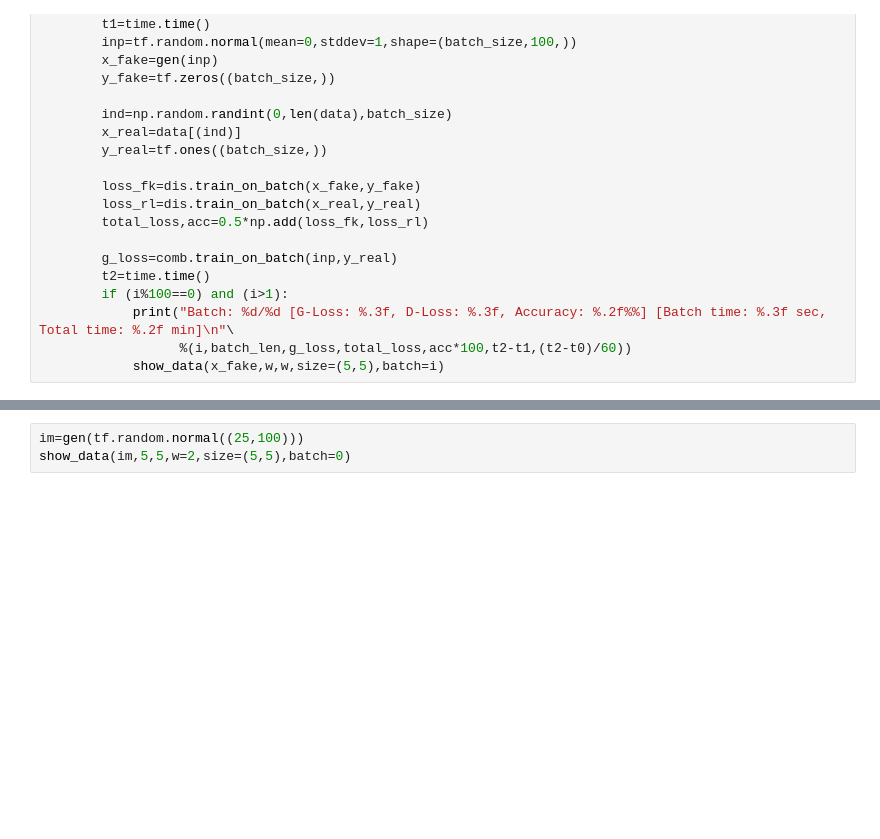
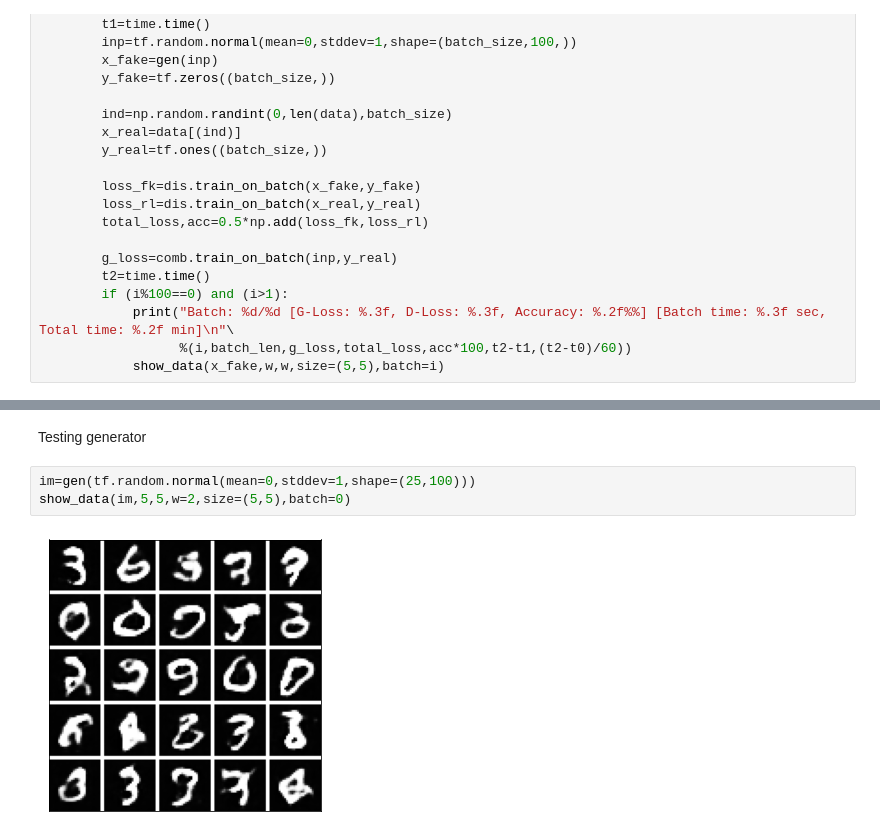
Before and after one commit to deshwal88/ML_algo, a Jupyter notebook: GenerativeAdversarialNet.ipynb, the cells around one changed output, grey strips where cells are left out. Cells and saved outputs as stored; diff of their text form; blank space fills up the shorter version.

```diff
--- a/GenerativeAdversarialNet.ipynb
+++ b/GenerativeAdversarialNet.ipynb
@@ -175,3 +203,7 @@ train_model(disc,combined,32,batch_len=1000,data=x)
+# %% [markdown]
+Testing generator
 # %%
-im=gen(tf.random.normal((25,100)))
+im=gen(tf.random.normal(mean=0,stddev=1,shape=(25,100)))
 show_data(im,5,5,w=2,size=(5,5),batch=0)
+# %% [output]
+[figure, added]
```
Also changed, not shown: parts of 2 cells of this notebook.
